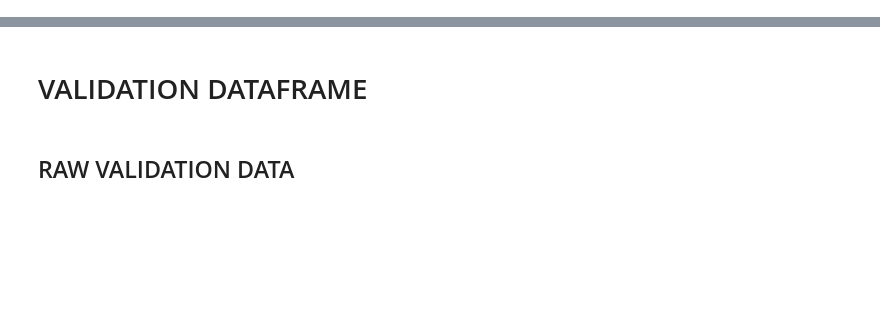
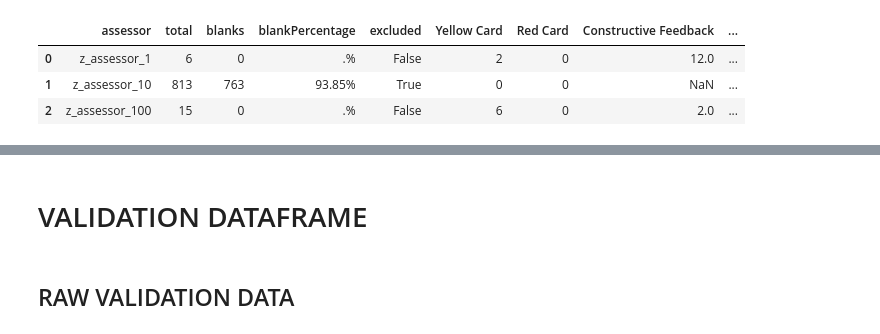
Before and after one commit to jbmattos/CatalystReport, a Jupyter notebook: data_setup.ipynb, the cells around one changed output, grey strips where cells are left out. Cells and saved outputs as stored; diff of their text form; code cells hidden in the pictures; blank space fills up the shorter version.

```diff
--- a/data_setup.ipynb
+++ b/data_setup.ipynb
@@ -54,0 +113,4 @@ f8: ['Template', 'Accelerate Decentralized Identi', 'Business Solutions (B2B & B
+# %%
+fass5 = CatalystAssessments('f5')
+
+fass5.data['CAs'].head().info()
@@ -54,0 +134,7 @@ f8: ['Template', 'Accelerate Decentralized Identi', 'Business Solutions (B2B & B
+# %%
+fass5.data['CAs'].head(3)
+# %% [output]
+|  | assessor | total | blanks | blankPercentage | excluded | Yellow Card | Red Card | Constructive Feedback | ... |
+| 0 | z_assessor_1 | 6 | 0 | .% | False | 2 | 0 | 12.0 | ... |
+| 1 | z_assessor_10 | 813 | 763 | 93.85% | True | 0 | 0 | NaN | ... |
+| 2 | z_assessor_100 | 15 | 0 | .% | False | 6 | 0 | 2.0 | ... |
```
Also changed, not shown: parts of 24 cells of this notebook, 9 other files.
